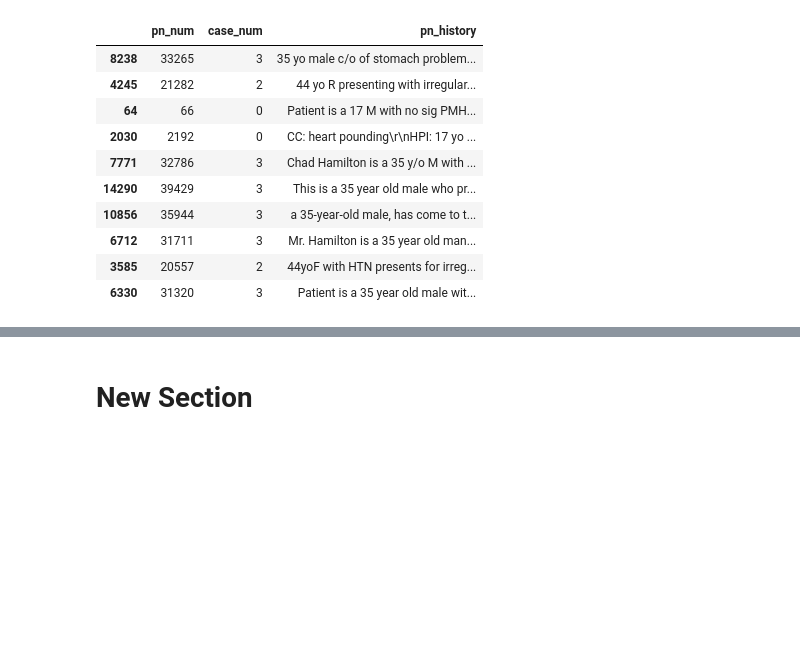
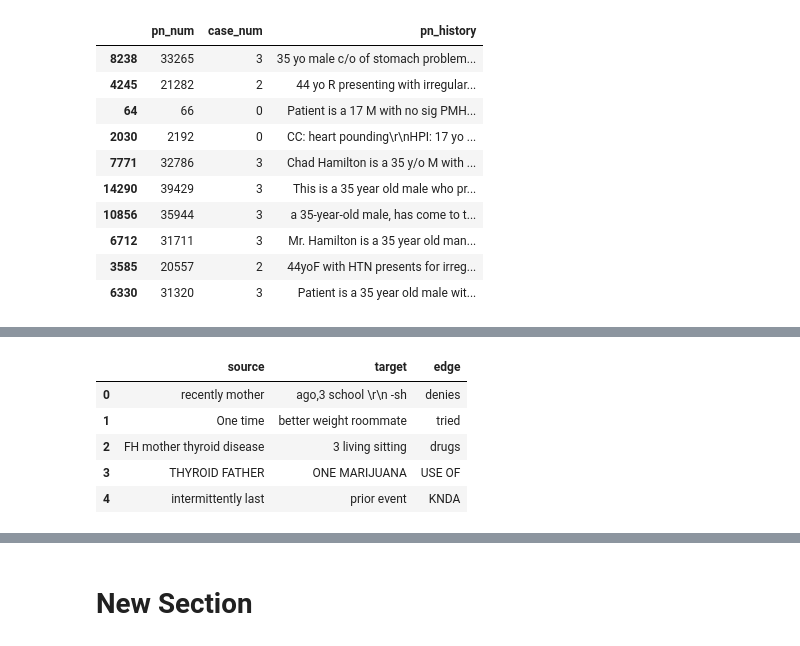
Before and after one commit to subuiyer411/nbme, a Jupyter notebook: NBME_1.ipynb, the cells around one changed output, grey strips where cells are left out. Drawn from its saved outputs; the diff is of its cells as text; code cells hidden in the pictures; blank space fills up the shorter version.

```diff
--- a/NBME_1.ipynb
+++ b/NBME_1.ipynb
@@ -411,0 +420,9 @@ NameError: ignored
+# %%
+kg_df.head()
+# %% [output]
+|  | source | target | edge |
+| 0 | recently mother | ago,3 school \r\n -sh | denies |
+| 1 | One time | better weight roommate | tried |
+| 2 | FH mother thyroid disease | 3 living sitting | drugs |
+| 3 | THYROID FATHER | ONE MARIJUANA | USE OF |
+| 4 | intermittently last | prior event | KNDA |
```
Also changed, not shown: parts of 9 cells of this notebook.
